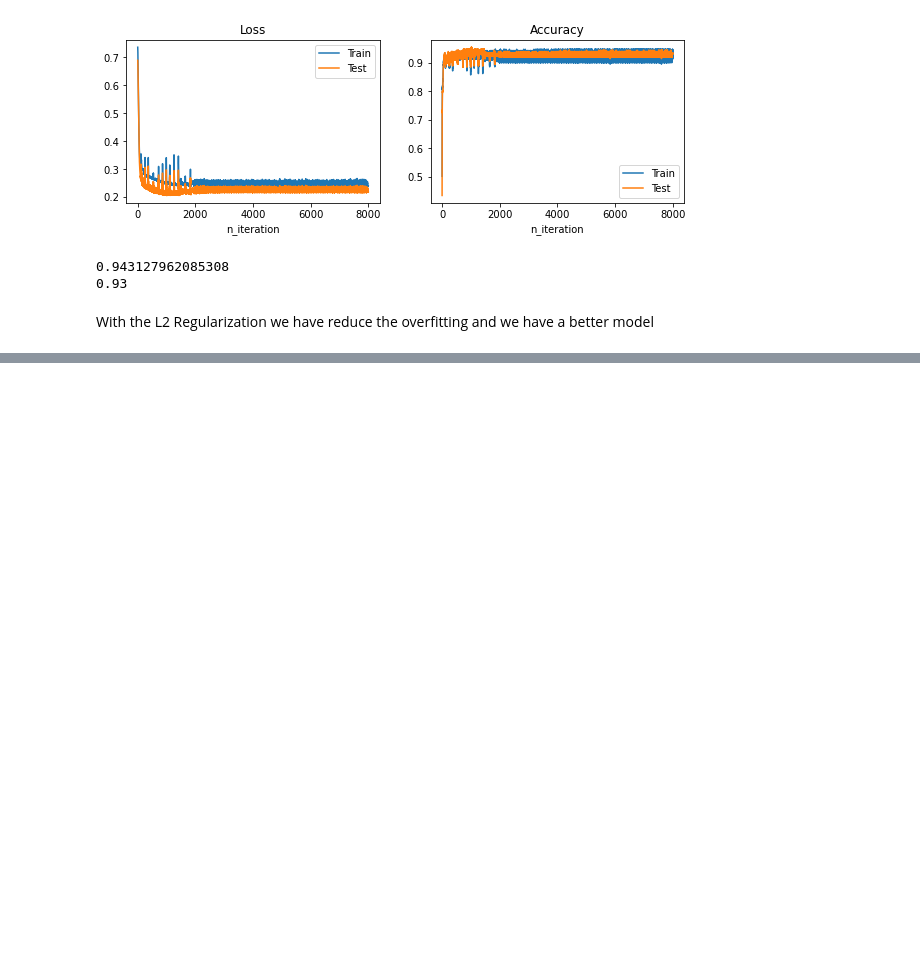
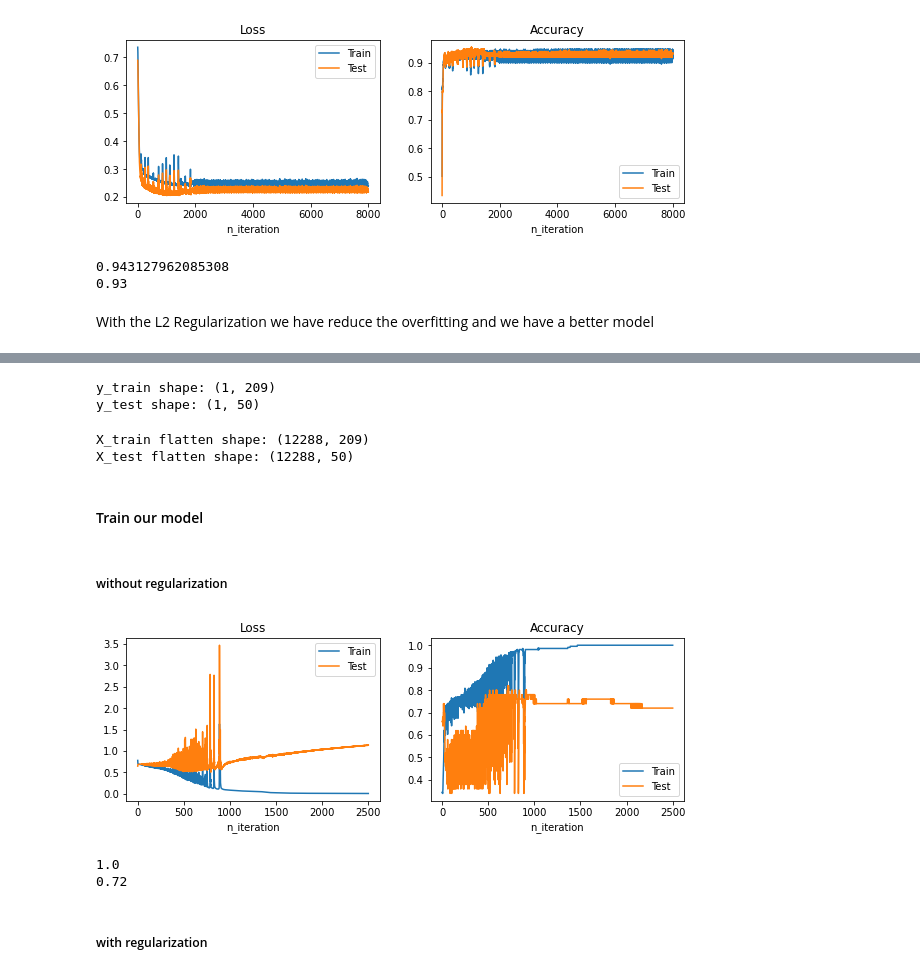
Before and after one commit to danchaud-vincent/deep-learning-specialization, a Jupyter notebook: 09-Test Regularization on Neural Network.ipynb, the cells around one changed output, grey strips where cells are left out. Drawn from its saved outputs; the diff is of its cells as text; code cells hidden in the pictures; blank space fills up the shorter version.

Commit message:
L2 regularization

```diff
--- a/09-Test Regularization on Neural Network.ipynb
+++ b/09-Test Regularization on Neural Network.ipynb
@@ -476,0 +516,67 @@ With the L2 Regularization we have reduce the overfitting and we have a better m
+# %%
+# We need to reshape y_train and y_test
+
+train_y = train_y.reshape((1,train_y.shape[0]))
+test_y = test_y.reshape((1,test_y.shape[0]))
+
+print("y_train shape:", train_y.shape)
+print("y_test shape:",test_y.shape)
+# %% [output]
+y_train shape: (1, 209)
+y_test shape: (1, 50)
+# %%
+# Flatten
+
+train_x_flat = train_x.reshape(train_x.shape[0],-1).T
+test_x_flat = test_x.reshape(test_x.shape[0],-1).T
+
+
+print("X_train flatten shape:",train_x_flat.shape)
+print("X_test flatten shape:",test_x_flat.shape)
+# %% [output]
+X_train flatten shape: (12288, 209)
+X_test flatten shape: (12288, 50)
+# %%
+# Normalize
+
+train_x_flat_norm = train_x_flat/np.max(train_x_flat)
+
+# Warning: the data are normalized with the Training set
+test_x_flat_norm = test_x_flat/np.max(train_x_flat)
+# %% [markdown]
+#### Train our model
+# %% [markdown]
+##### without regularization
+# %%
+res_model_without_reg = neural_network_model(train_x_flat_norm,train_y,test_x_flat_norm,test_y,hidden_layers_dims = [15,15,5],n_iter=2500,learning_rate=0.0065,lambd=0.5,function_name="relu",regularization=False,display=False)
+# %%
+# Display the result
+
+fig, axs = plt.subplots(1, 2, figsize=(10, 3))
+
+axs[0].plot(res_model_without_reg["cost_train"])
+axs[0].plot(res_model_without_reg["cost_test"])
+axs[0].set_title("Loss")
+axs[0].set_xlabel("n_iteration")
+axs[0].legend(["Train","Test"])
+
+axs[1].plot(res_model_without_reg["accuracy_train"])
+axs[1].plot(res_model_without_reg["accuracy_test"])
+axs[1].set_title("Accuracy")
+axs[1].set_xlabel("n_iteration")
+axs[1].legend(["Train","Test"])
+plt.show()
+# %% [output]
+[figure, added]
+# %%
+parameters = res_model_without_reg["parameters"]
+acc_train = score(train_x_flat_norm,train_y,parameters)
+acc_test = score(test_x_flat_norm,test_y,parameters)
+
+print(acc_train)
+print(acc_test)
+# %% [output]
+1.0
+0.72
+# %% [markdown]
+##### with regularization
```
Also changed, not shown: parts of 7 cells of this notebook.
